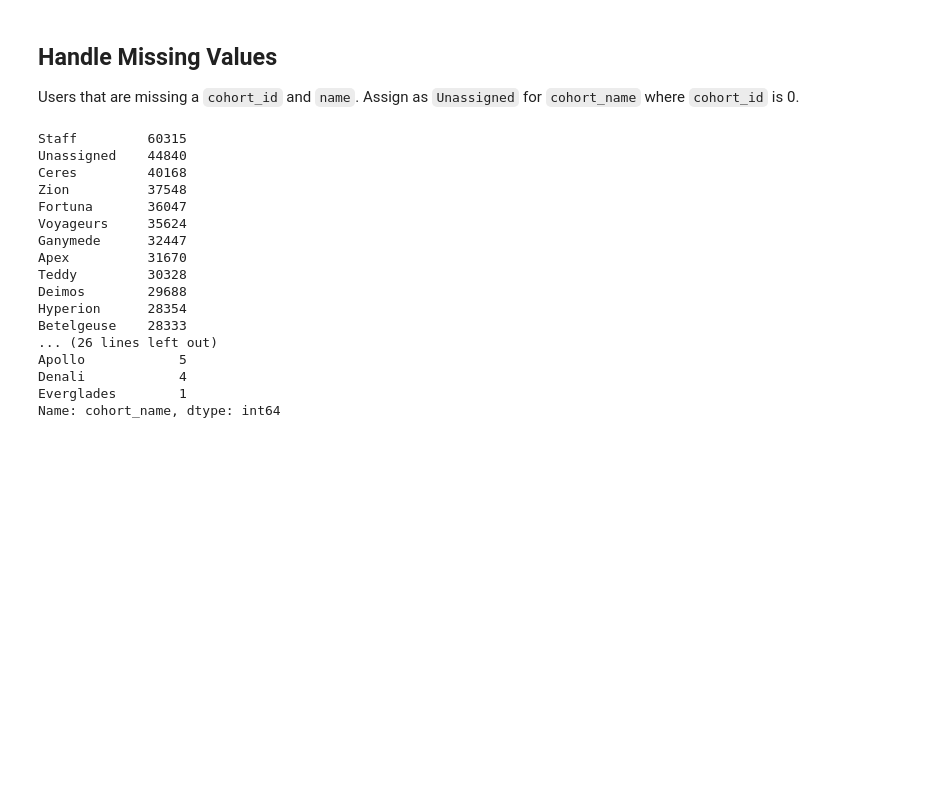
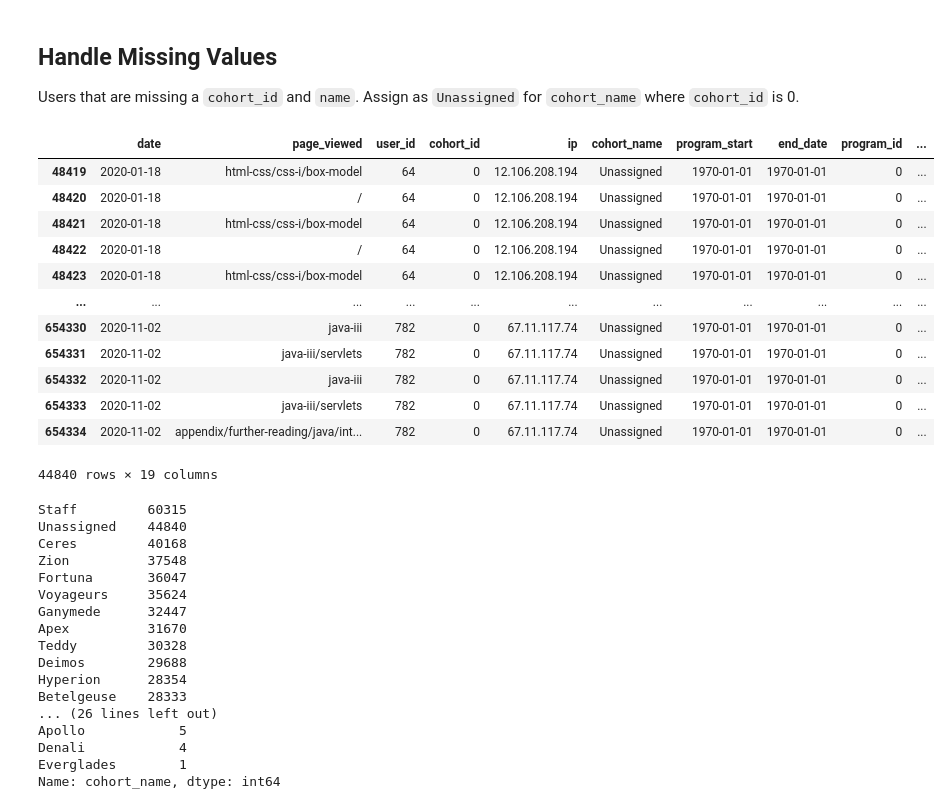
Before and after one commit to Promeos/Curriculum-Access-Logs, a Jupyter notebook: notebooks/wrangle.ipynb, the cells around one changed output. Saved outputs shown, nothing was run; the diff lists cells and outputs as text; code cells hidden in the pictures; blank space fills up the shorter version.

```diff
--- a/notebooks/wrangle.ipynb
+++ b/notebooks/wrangle.ipynb
@@ -519,6 +528,22 @@ Users that are missing a `cohort_id` and `name`.
 Assign as `Unassigned` for `cohort_name` where `cohort_id` is 0.
 # %%
 df.cohort_name = df.cohort_name.replace(0, 'Unassigned')
+# %%
+df.loc[df.cohort_name == 'Unassigned']
+# %% [output]
+|  | date | page_viewed | user_id | cohort_id | ip | cohort_name | program_start | end_date | program_id | ... |
+| 48419 | 2020-01-18 | html-css/css-i/box-model | 64 | 0 | 12.106.208.194 | Unassigned | 1970-01-01 | 1970-01-01 | 0 | ... |
+| 48420 | 2020-01-18 | / | 64 | 0 | 12.106.208.194 | Unassigned | 1970-01-01 | 1970-01-01 | 0 | ... |
+| 48421 | 2020-01-18 | html-css/css-i/box-model | 64 | 0 | 12.106.208.194 | Unassigned | 1970-01-01 | 1970-01-01 | 0 | ... |
+| 48422 | 2020-01-18 | / | 64 | 0 | 12.106.208.194 | Unassigned | 1970-01-01 | 1970-01-01 | 0 | ... |
+| 48423 | 2020-01-18 | html-css/css-i/box-model | 64 | 0 | 12.106.208.194 | Unassigned | 1970-01-01 | 1970-01-01 | 0 | ... |
+| ... | ... | ... | ... | ... | ... | ... | ... | ... | ... | ... |
+| 654330 | 2020-11-02 | java-iii | 782 | 0 | 67.11.117.74 | Unassigned | 1970-01-01 | 1970-01-01 | 0 | ... |
+| 654331 | 2020-11-02 | java-iii/servlets | 782 | 0 | 67.11.117.74 | Unassigned | 1970-01-01 | 1970-01-01 | 0 | ... |
+| 654332 | 2020-11-02 | java-iii | 782 | 0 | 67.11.117.74 | Unassigned | 1970-01-01 | 1970-01-01 | 0 | ... |
+| 654333 | 2020-11-02 | java-iii/servlets | 782 | 0 | 67.11.117.74 | Unassigned | 1970-01-01 | 1970-01-01 | 0 | ... |
+| 654334 | 2020-11-02 | appendix/further-reading/java/int... | 782 | 0 | 67.11.117.74 | Unassigned | 1970-01-01 | 1970-01-01 | 0 | ... |
+44840 rows × 19 columns
 # %%
 df.cohort_name.value_counts()
 # %% [output]
```
Also changed, not shown: parts of 10 cells of this notebook, 2 other files.
